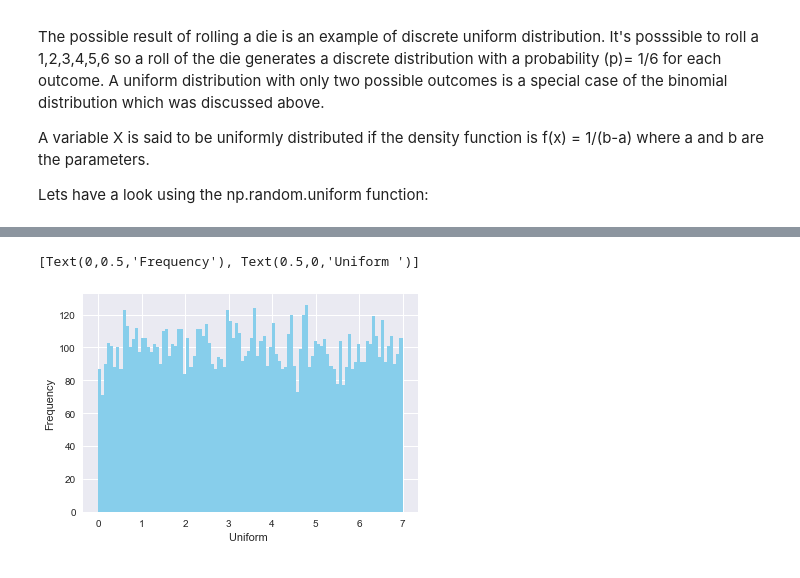
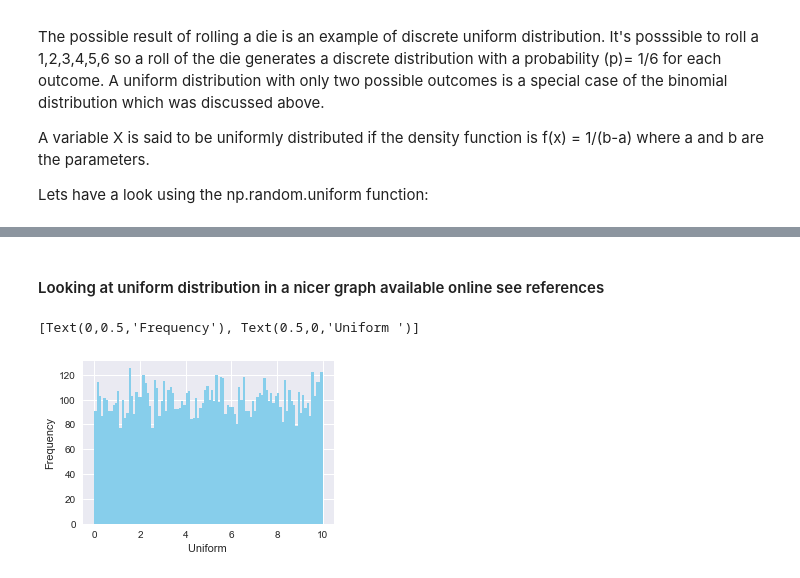
Before and after one commit to TommyVaughan/numpy-random, a Jupyter notebook: numpy-random.ipynb, the cells around one changed output, grey strips where cells are left out. Cells and saved outputs as stored; diff of their text form; code cells hidden in the pictures.

```diff
--- a/numpy-random.ipynb
+++ b/numpy-random.ipynb
@@ -203,10 +202,17 @@ The np.random.uniform function is very similar to the np.random.rand function th
+# %% [markdown]
+#### Looking at uniform distribution in a nicer graph available online see references
 # %%
+from scipy.stats import uniform   # import uniform distribution module
+n = 10000                         # random numbers from uniform distribution
+a = 0                             # Generate  numbers from 0 to 10
+b = 10
+data_uniform = uniform.rvs(size=n, loc = a, scale=b)
 ax = sns.distplot(data_uniform,
                   bins=100,
                   kde=False,
                   color='skyblue',
                   hist_kws={"linewidth": 15,'alpha':1})
 ax.set(xlabel='Uniform ', ylabel='Frequency')
 # %% [output]
 [Text(0,0.5,'Frequency'), Text(0.5,0,'Uniform ')]
-[figure, old version]
+[figure, new version]
```
Also changed, not shown: parts of 22 cells of this notebook.
